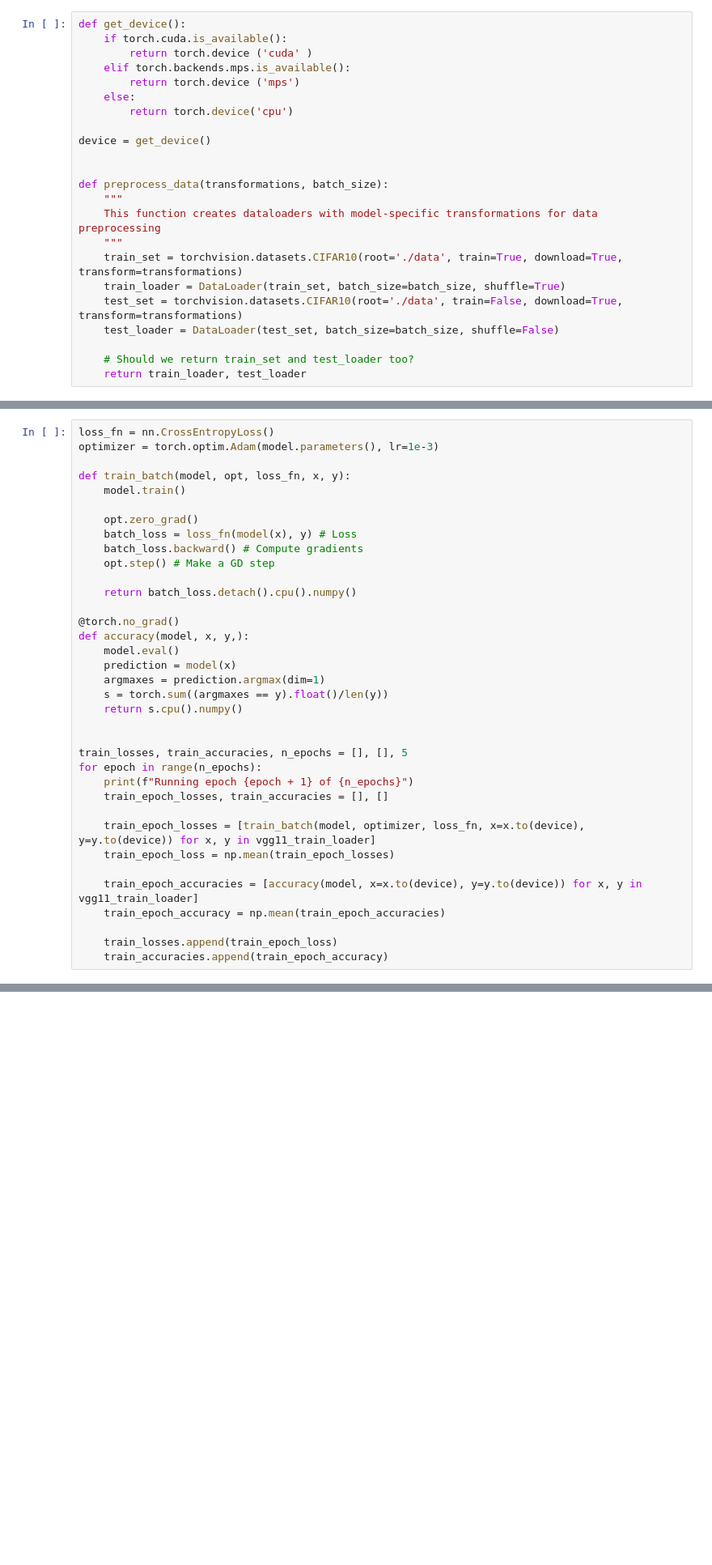
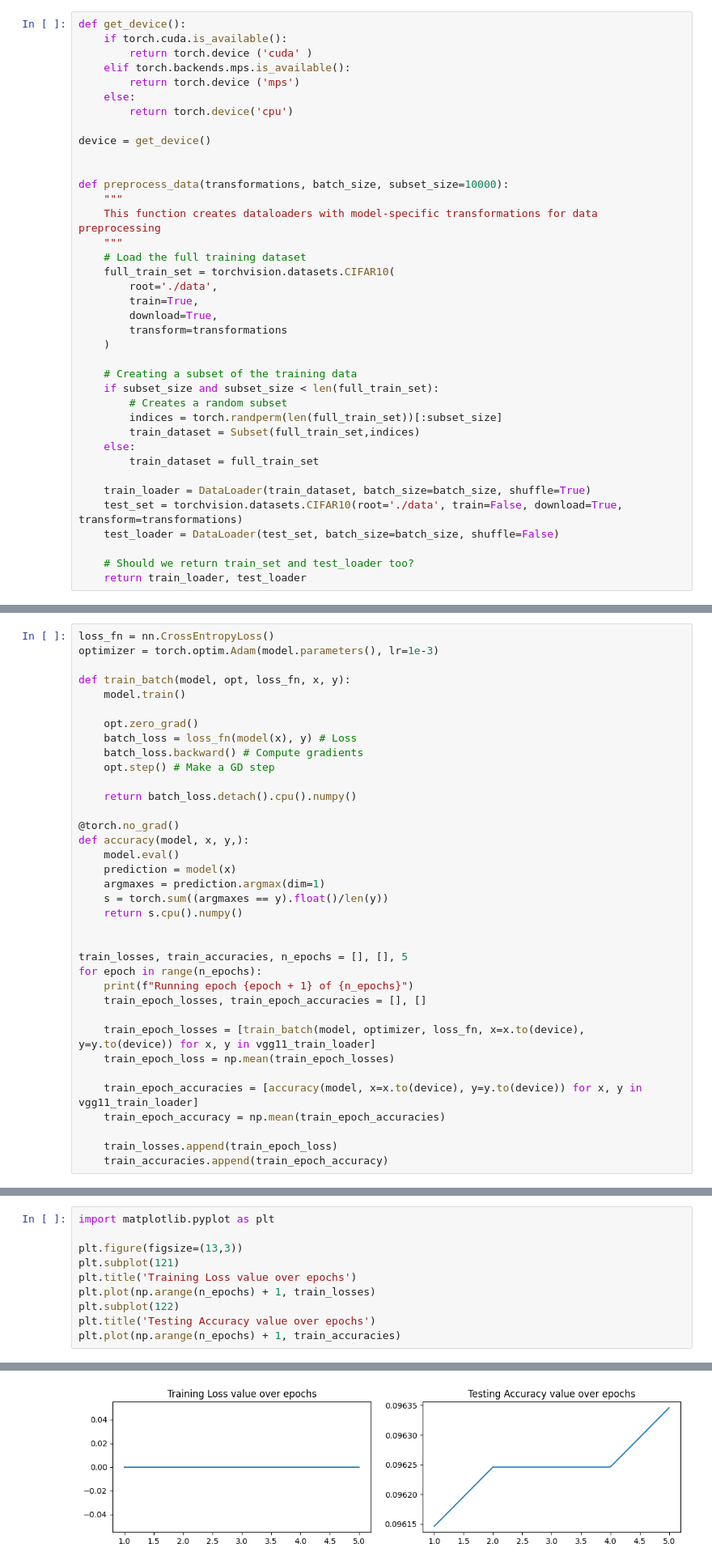
Before and after one commit to algar2/deep_learning_lab_4, a Jupyter notebook: lab4.ipynb, the cells around one changed output, grey strips where cells are left out. Shown at 81% size. Saved outputs shown, nothing was run; the diff lists cells and outputs as text; blank space fills up the shorter version.

Commit message:
reducing the amount of data used, plotting performance metrics

```diff
--- a/lab4.ipynb
+++ b/lab4.ipynb
@@ -64,12 +64,27 @@ def get_device():
 device = get_device()
 
 
-def preprocess_data(transformations, batch_size):
+def preprocess_data(transformations, batch_size, subset_size=10000):
 	"""
 	This function creates dataloaders with model-specific transformations for data preprocessing
 	"""
-	train_set = torchvision.datasets.CIFAR10(root='./data', train=True, download=True, transform=transformations)
-	train_loader = DataLoader(train_set, batch_size=batch_size, shuffle=True)
+	# Load the full training dataset
+	full_train_set = torchvision.datasets.CIFAR10(
+		root='./data',
+		train=True,
+		download=True,
+		transform=transformations
+	)
+
+	# Creating a subset of the training data
+	if subset_size and subset_size < len(full_train_set):
+		# Creates a random subset
+		indices = torch.randperm(len(full_train_set))[:subset_size]
+		train_dataset = Subset(full_train_set,indices)
+	else:
+		train_dataset = full_train_set
+
+	train_loader = DataLoader(train_dataset, batch_size=batch_size, shuffle=True)
 	test_set = torchvision.datasets.CIFAR10(root='./data', train=False, download=True, transform=transformations)
 	test_loader = DataLoader(test_set, batch_size=batch_size, shuffle=False)
 
@@ -219,7 +234,7 @@ def accuracy(model, x, y,):
 train_losses, train_accuracies, n_epochs = [], [], 5
 for epoch in range(n_epochs):
 	print(f"Running epoch {epoch + 1} of {n_epochs}")
-	train_epoch_losses, train_accuracies = [], []
+	train_epoch_losses, train_epoch_accuracies = [], []
 
 	train_epoch_losses = [train_batch(model, optimizer, loss_fn, x=x.to(device), y=y.to(device)) for x, y in vgg11_train_loader]
 	train_epoch_loss = np.mean(train_epoch_losses)
@@ -235,0 +253,11 @@ KeyboardInterrupt:
+# %%
+import matplotlib.pyplot as plt
+
+plt.figure(figsize=(13,3))
+plt.subplot(121)
+plt.title('Training Loss value over epochs')
+plt.plot(np.arange(n_epochs) + 1, train_losses)
+plt.subplot(122)
+plt.title('Testing Accuracy value over epochs')
+plt.plot(np.arange(n_epochs) + 1, train_accuracies)
+# %% [output]
@@ -235,0 +265 @@ KeyboardInterrupt:
+[figure, added]
```
Also changed, not shown: parts of 3 cells of this notebook.
